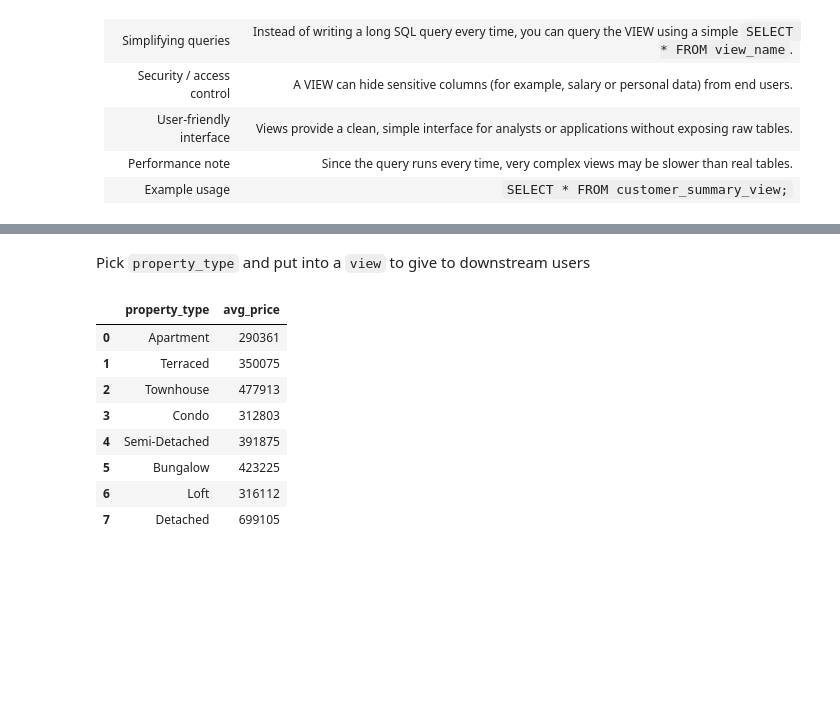
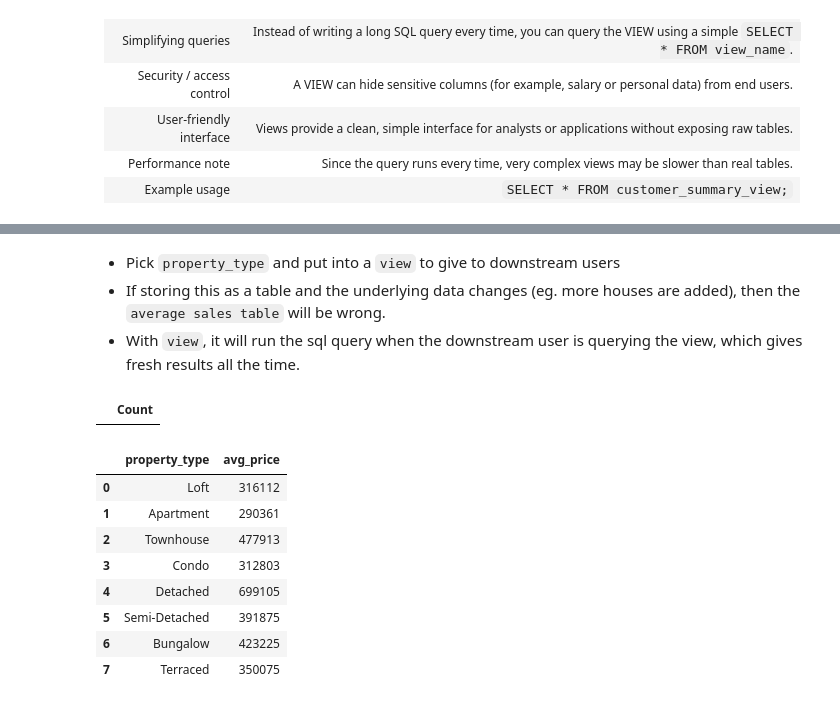
Before and after one commit to Akina-Aoki/duckdb_repo, a Jupyter notebook: teams_code_along/week6_extra/lecture_13to15.ipynb, the cells around one changed output, grey strips where cells are left out. Cells and saved outputs as stored; diff of their text form; code cells hidden in the pictures; blank space fills up the shorter version.

Commit message:
week6 subquery, views, cte

```diff
--- a/teams_code_along/week6_extra/lecture_13to15.ipynb
+++ b/teams_code_along/week6_extra/lecture_13to15.ipynb
@@ -163,22 +163,33 @@ query_database("""--sql
 | 22 | S-24023 | 12 | 12 Harbor Point Esplanade | 2025-05-11 | Detached | 4 | 164 | 2007 | ... |
 | 23 | S-24024 | 12 | 301 Azure Quay | 2025-09-28 | Apartment | 1 | 48 | 2020 | ... |
 # %% [markdown]
-Pick `property_type` and put into a `view` to give to downstream users
+- Pick `property_type` and put into a `view` to give to downstream users
+- If storing this as a table and the underlying data changes (eg. more houses are added), then the `average sales table` will be wrong.
+- With `view`, it will run the sql query when the downstream user is querying the view, which gives fresh results all the time.
 # %%
 query_database("""--sql
+    CREATE OR REPLACE VIEW staging.avg_price_type AS
     SELECT
         property_type,
         AVG(sale_price_usd):: INT AS avg_price
     FROM staging.housing_sales
     GROUP BY property_type;
 """)
 # %% [output]
-|  | property_type | avg_price |
-| 0 | Apartment | 290361 |
-| 1 | Terraced | 350075 |
-| 2 | Townhouse | 477913 |
-| 3 | Condo | 312803 |
-| 4 | Semi-Detached | 391875 |
-| 5 | Bungalow | 423225 |
-| 6 | Loft | 316112 |
-| 7 | Detached | 699105 |
+|  | Count |
+# %%
+# Query the view
+query_database("""--sql
+    SELECT *
+    FROM staging.avg_price_type;
+""")
+# %% [output]
+|  | property_type | avg_price |
+| 0 | Loft | 316112 |
+| 1 | Apartment | 290361 |
+| 2 | Townhouse | 477913 |
+| 3 | Condo | 312803 |
+| 4 | Detached | 699105 |
+| 5 | Semi-Detached | 391875 |
+| 6 | Bungalow | 423225 |
+| 7 | Terraced | 350075 |
```
Also changed, not shown: parts of 5 cells of this notebook.
